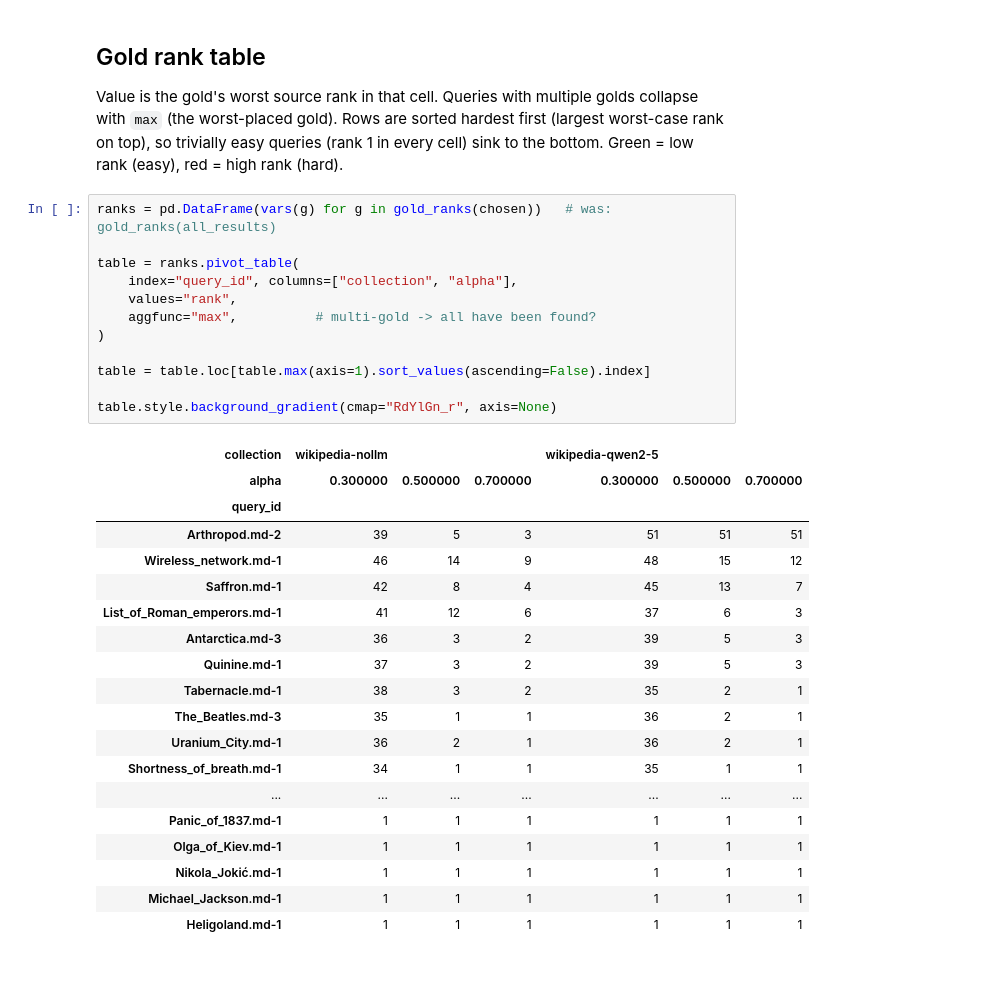
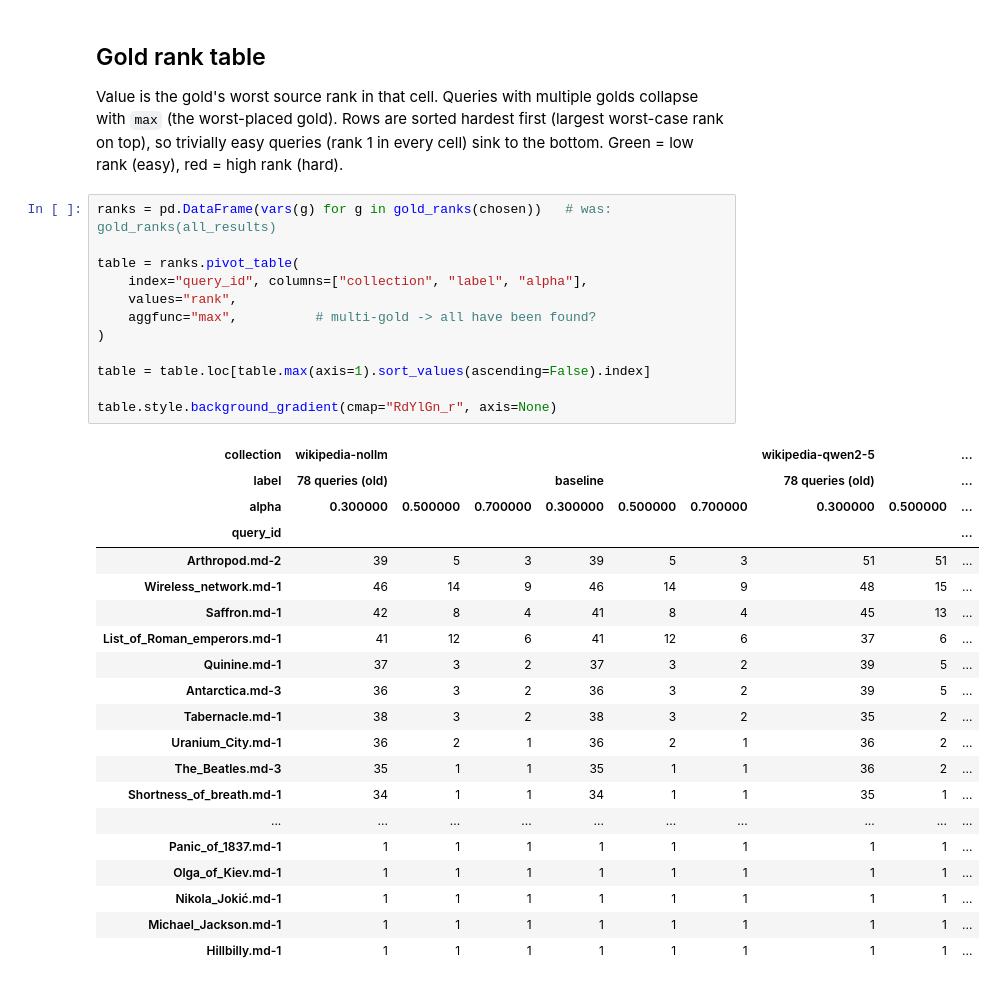
Before and after one commit to michele-orsini-71/minerva2, a Jupyter notebook: eval/notebooks/dataset_analysis.ipynb, the cells around one changed output. Saved outputs shown, nothing was run; the diff lists cells and outputs as text.

Commit message:
commits first baseline eval and improves analysis software for easier comparisons

```diff
--- a/eval/notebooks/dataset_analysis.ipynb
+++ b/eval/notebooks/dataset_analysis.ipynb
@@ -141,32 +149,33 @@ every cell) sink to the bottom. Green = low rank (easy), red = high rank (hard).
 # %%
 ranks = pd.DataFrame(vars(g) for g in gold_ranks(chosen))   # was: gold_ranks(all_results)
 
 table = ranks.pivot_table(
-    index="query_id", columns=["collection", "alpha"],
+    index="query_id", columns=["collection", "label", "alpha"],
     values="rank",
     aggfunc="max",          # multi-gold -> all have been found?
 )
 
 table = table.loc[table.max(axis=1).sort_values(ascending=False).index]
 
 table.style.background_gradient(cmap="RdYlGn_r", axis=None)
 # %% [output]
-| collection | wikipedia-nollm |  |  | wikipedia-qwen2-5 |  |  |
-| alpha | 0.300000 | 0.500000 | 0.700000 | 0.300000 | 0.500000 | 0.700000 |
-| query_id |  |  |  |  |  |  |
-| Arthropod.md-2 | 39 | 5 | 3 | 51 | 51 | 51 |
-| Wireless_network.md-1 | 46 | 14 | 9 | 48 | 15 | 12 |
-| Saffron.md-1 | 42 | 8 | 4 | 45 | 13 | 7 |
-| List_of_Roman_emperors.md-1 | 41 | 12 | 6 | 37 | 6 | 3 |
-| Antarctica.md-3 | 36 | 3 | 2 | 39 | 5 | 3 |
-| Quinine.md-1 | 37 | 3 | 2 | 39 | 5 | 3 |
-| Tabernacle.md-1 | 38 | 3 | 2 | 35 | 2 | 1 |
-| The_Beatles.md-3 | 35 | 1 | 1 | 36 | 2 | 1 |
-| Uranium_City.md-1 | 36 | 2 | 1 | 36 | 2 | 1 |
-| Shortness_of_breath.md-1 | 34 | 1 | 1 | 35 | 1 | 1 |
-| ... | ... | ... | ... | ... | ... | ... |
-| Panic_of_1837.md-1 | 1 | 1 | 1 | 1 | 1 | 1 |
-| Olga_of_Kiev.md-1 | 1 | 1 | 1 | 1 | 1 | 1 |
-| Nikola_Jokić.md-1 | 1 | 1 | 1 | 1 | 1 | 1 |
-| Michael_Jackson.md-1 | 1 | 1 | 1 | 1 | 1 | 1 |
-| Heligoland.md-1 | 1 | 1 | 1 | 1 | 1 | 1 |
+| collection | wikipedia-nollm |  |  |  |  |  | wikipedia-qwen2-5 |  | ... |
+| label | 78 queries (old) |  |  | baseline |  |  | 78 queries (old) |  | ... |
+| alpha | 0.300000 | 0.500000 | 0.700000 | 0.300000 | 0.500000 | 0.700000 | 0.300000 | 0.500000 | ... |
+| query_id |  |  |  |  |  |  |  |  | ... |
+| Arthropod.md-2 | 39 | 5 | 3 | 39 | 5 | 3 | 51 | 51 | ... |
+| Wireless_network.md-1 | 46 | 14 | 9 | 46 | 14 | 9 | 48 | 15 | ... |
+| Saffron.md-1 | 42 | 8 | 4 | 41 | 8 | 4 | 45 | 13 | ... |
+| List_of_Roman_emperors.md-1 | 41 | 12 | 6 | 41 | 12 | 6 | 37 | 6 | ... |
+| Quinine.md-1 | 37 | 3 | 2 | 37 | 3 | 2 | 39 | 5 | ... |
+| Antarctica.md-3 | 36 | 3 | 2 | 36 | 3 | 2 | 39 | 5 | ... |
+| Tabernacle.md-1 | 38 | 3 | 2 | 38 | 3 | 2 | 35 | 2 | ... |
+| Uranium_City.md-1 | 36 | 2 | 1 | 36 | 2 | 1 | 36 | 2 | ... |
+| The_Beatles.md-3 | 35 | 1 | 1 | 35 | 1 | 1 | 36 | 2 | ... |
+| Shortness_of_breath.md-1 | 34 | 1 | 1 | 34 | 1 | 1 | 35 | 1 | ... |
+| ... | ... | ... | ... | ... | ... | ... | ... | ... | ... |
+| Panic_of_1837.md-1 | 1 | 1 | 1 | 1 | 1 | 1 | 1 | 1 | ... |
+| Olga_of_Kiev.md-1 | 1 | 1 | 1 | 1 | 1 | 1 | 1 | 1 | ... |
+| Nikola_Jokić.md-1 | 1 | 1 | 1 | 1 | 1 | 1 | 1 | 1 | ... |
+| Michael_Jackson.md-1 | 1 | 1 | 1 | 1 | 1 | 1 | 1 | 1 | ... |
+| Hillbilly.md-1 | 1 | 1 | 1 | 1 | 1 | 1 | 1 | 1 | ... |
```
Also changed, not shown: parts of 4 cells of this notebook, 9 other files.
